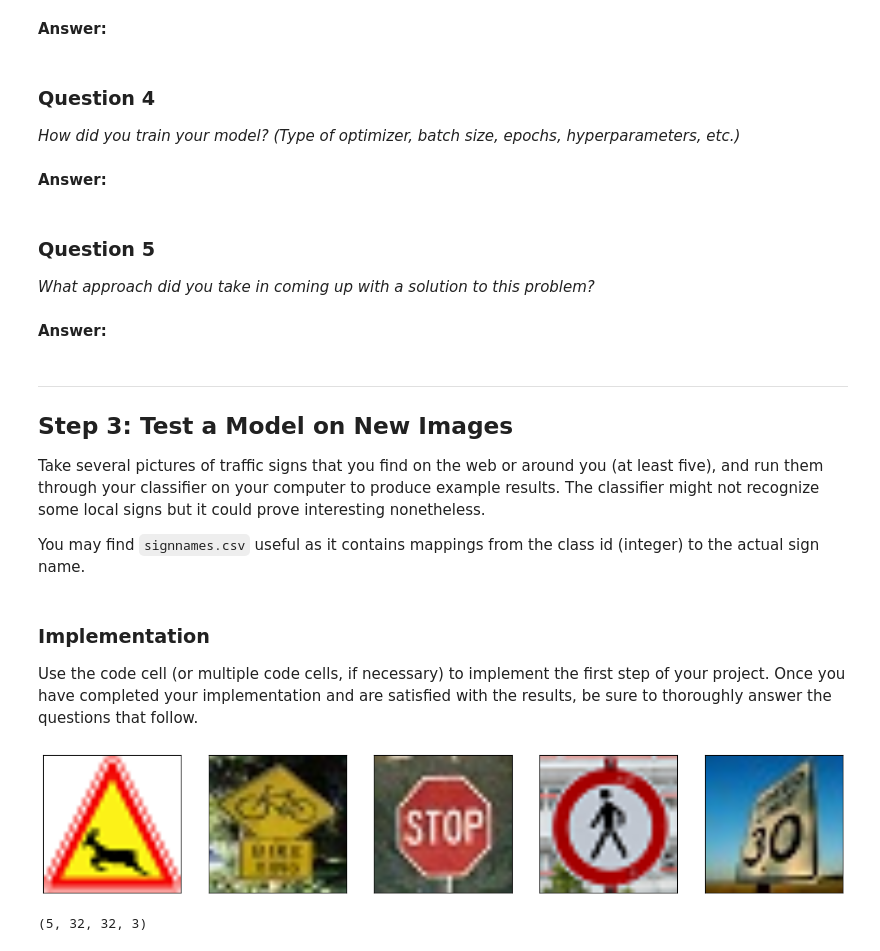
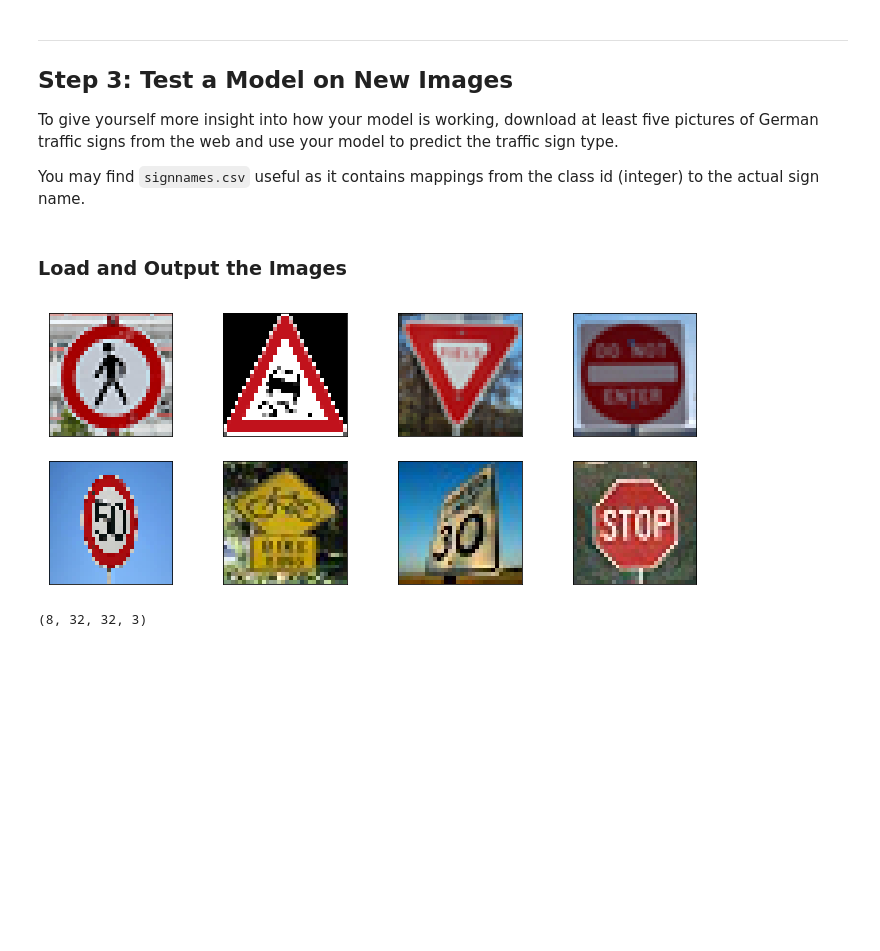
Before and after one commit to sahiljuneja/Udacity-SDCND-Term-1, a Jupyter notebook: Term-1/P2-Traffic-Sign-Classifier/Traffic_Signs_Recognition_CNN.ipynb, the cells around one changed output. Drawn from its saved outputs; the diff is of its cells as text; code cells hidden in the pictures; blank space fills up the shorter version.

```diff
--- a/Term-1/P2-Traffic-Sign-Classifier/Traffic_Signs_Recognition_CNN.ipynb
+++ b/Term-1/P2-Traffic-Sign-Classifier/Traffic_Signs_Recognition_CNN.ipynb
@@ -493,0 +105,23 @@ Time taken: 222.816255569458
+# %%
+### Data exploration visualization
+fig = plt.figure(figsize=(15, 5))
+
+image_seq = np.random.randint(1,len(X_train),10)
+
+# Load image labels from csv
+label_csv = csv.reader(open('signnames.csv', 'r'))
+label_names = []
+for row in label_csv:
+    label_names.append(row[1])
+label_names.pop(0)
+
+for ind,val in enumerate(image_seq):
+    img = fig.add_subplot(2,5,ind+1)
+    plt.imshow(X_train[val-1])
+    #Add corresponding label
+    img.set_xlabel("{0} ({1})".format(y_train[val-1], label_names[y_train[val-1]]))
+    #Remove the axis ticks
+    img.set_xticks([])
+    img.set_yticks([])
+
+plt.show()
@@ -513,60 +518,48 @@ _What does your final architecture look like? (Type of model, layers, sizes, con
-# %% [markdown]
-**Answer:**
-# %% [markdown]
-### Question 4
-
-_How did you train your model? (Type of optimizer, batch size, epochs, hyperparameters, etc.)_
-# %% [markdown]
-**Answer:**
-# %% [markdown]
-### Question 5
-
-
-_What approach did you take in coming up with a solution to this problem?_
-# %% [markdown]
-**Answer:**
 # %% [markdown]
 ---
 
 ## Step 3: Test a Model on New Images
 
-Take several pictures of traffic signs that you find on the web or around you (at least five), and run them through your classifier on your computer to produce example results. The classifier might not recognize some local signs but it could prove interesting nonetheless.
+To give yourself more insight into how your model is working, download at least five pictures of German traffic signs from the web and use your model to predict the traffic sign type.
 
 You may find `signnames.csv` useful as it contains mappings from the class id (integer) to the actual sign name.
-# %% [markdown]
-### Implementation
-
-Use the code cell (or multiple code cells, if necessary) to implement the first step of your project. Once you have completed your implementation and are satisfied with the results, be sure to thoroughly answer the questions that follow.
+# %% [markdown]
+### Load and Output the Images
 # %%
 ### Load the images and plot them here.
-### Feel free to use as many code cells as needed.
 
 images = os.listdir("test_images/")
 
-fig = plt.figure(figsize=(20, 8))
+fig = plt.figure(figsize=(12, 5))
 
 test_images = []
 
 # Read in test images
 for idx,val in enumerate(images):
     #reading in an image
-    image = mpimg.imread('test_images/' + images[idx])
+    image = cv2.imread('test_images/' + images[idx])
     if len(image.shape) > 2 and image.shape[2] == 4:
         #convert the image from RGBA2RGB
-        image = cv2.cvtColor(image, cv2.COLOR_BGRA2BGR)
+        image = cv2.cvtColor(image, cv2.COLOR_BGRA2RGB)
+    else:
+        image = cv2.cvtColor(image, cv2.COLOR_BGR2RGB)
+
+    if image.shape[0] != 32:
+
+        image = cv2.resize(image, (32, 32))
     test_images.append(image)
 
 
 # Create subplots in figure
 for r in range(1,len(test_images)+1):
-    img = fig.add_subplot(1,5,r)
+    img = fig.add_subplot(2,4,r)
     plt.imshow(test_images[r-1])
     img.set_xticks([])
     img.set_yticks([])
 
 plt.show()
 # %% [output]
-[figure, old version]
+[figure, new version]
 # %%
 ### Preprocess images
 # The images are already 32x32
@@ -577,5 +570,10 @@ test_images_norm = (test_images - np.mean(test_images))/np.std(test_images)
 # Reshape
 test_images_norm_f = np.reshape(test_images_norm, [-1, image_size, image_size, num_channels])
 print(test_images_norm_f.shape)
+
+# Define True Labels
+y_new_true = np.array([27, 23, 13, 17, 2, 29, 1, 14])
+# Convert to One Hot Encoded Values
+y_new_true_one_hot = (np.arange(n_classes) == y_new_true[:,None]).astype(np.float)
 # %% [output]
-(5, 32, 32, 3)
+(8, 32, 32, 3)
```
Also changed, not shown: parts of 71 cells of this notebook, 7 other files.
